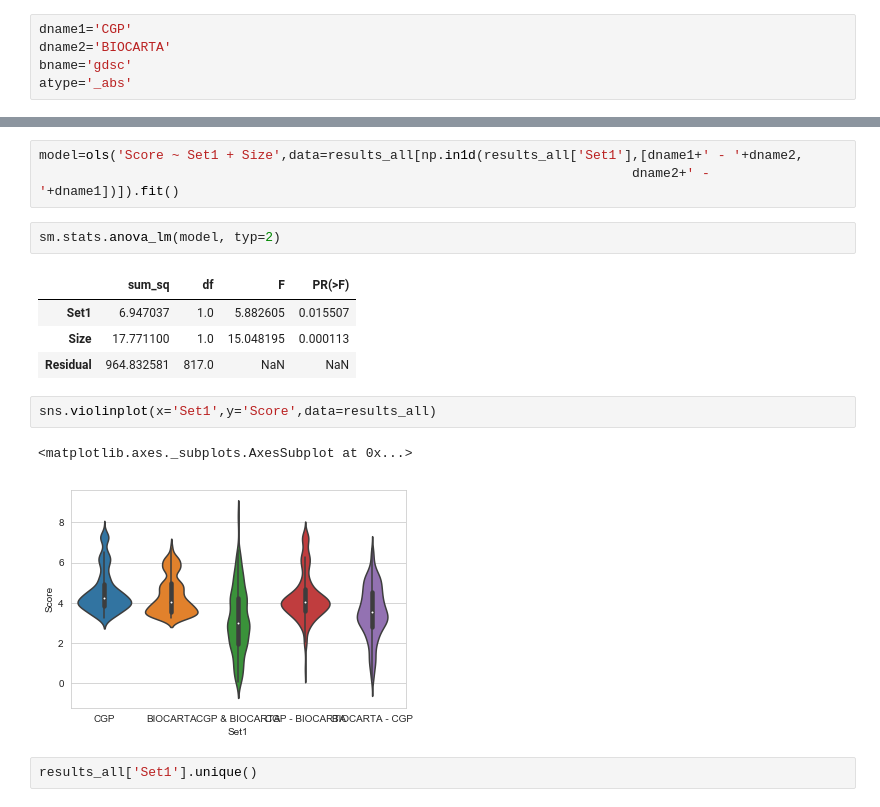
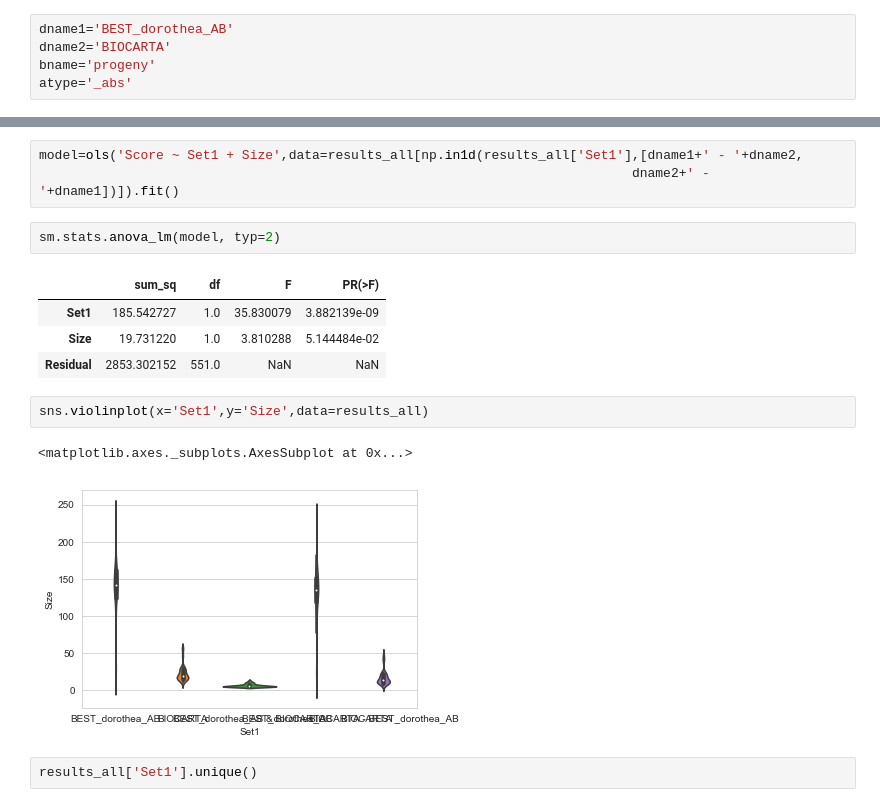
Before and after one commit to bence-szalai/why-pathway-methods-work, a Jupyter notebook: notebooks/overlap_analysis.ipynb, the cells around one changed output, grey strips where cells are left out. Cells and saved outputs as stored; diff of their text form.

Commit message:
all figures ready

```diff
--- a/notebooks/overlap_analysis.ipynb
+++ b/notebooks/overlap_analysis.ipynb
@@ -169,9 +169,9 @@ for method in data.keys():
 # %% [markdown]
 test for one pair
 # %%
-dname1='CGP'
+dname1='BEST_dorothea_AB'
 dname2='BIOCARTA'
-bname='gdsc'
+bname='progeny'
 atype='_abs'
 # %%
 good1=pd.read_csv('../results/genesets/good/%s/%s_filtered%s.csv' % (bname,dname1,atype),
@@ -307,14 +307,14 @@ model=ols('Score ~ Set1 + Size',data=results_all[np.in1d(results_all['Set1'],[dn
 sm.stats.anova_lm(model, typ=2)
 # %% [output]
 |  | sum_sq | df | F | PR(>F) |
-| Set1 | 6.947037 | 1.0 | 5.882605 | 0.015507 |
-| Size | 17.771100 | 1.0 | 15.048195 | 0.000113 |
-| Residual | 964.832581 | 817.0 | NaN | NaN |
+| Set1 | 185.542727 | 1.0 | 35.830079 | 3.882139e-09 |
+| Size | 19.731220 | 1.0 | 3.810288 | 5.144484e-02 |
+| Residual | 2853.302152 | 551.0 | NaN | NaN |
 # %%
-sns.violinplot(x='Set1',y='Score',data=results_all)
+sns.violinplot(x='Set1',y='Size',data=results_all)
 # %% [output]
 <matplotlib.axes._subplots.AxesSubplot at 0x...>
-[figure, old version]
+[figure, new version]
 # %%
 results_all['Set1'].unique()
 # %% [output]
```
Also changed, not shown: parts of 4 cells of this notebook.
